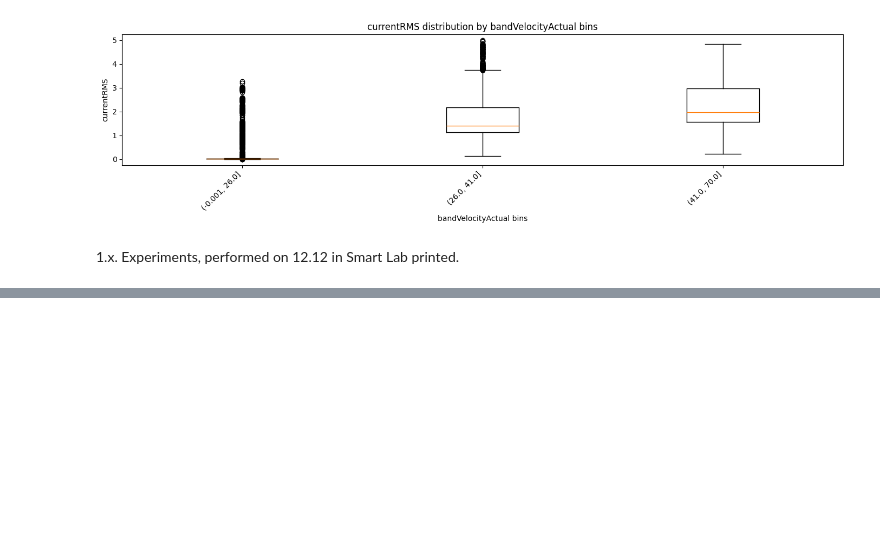
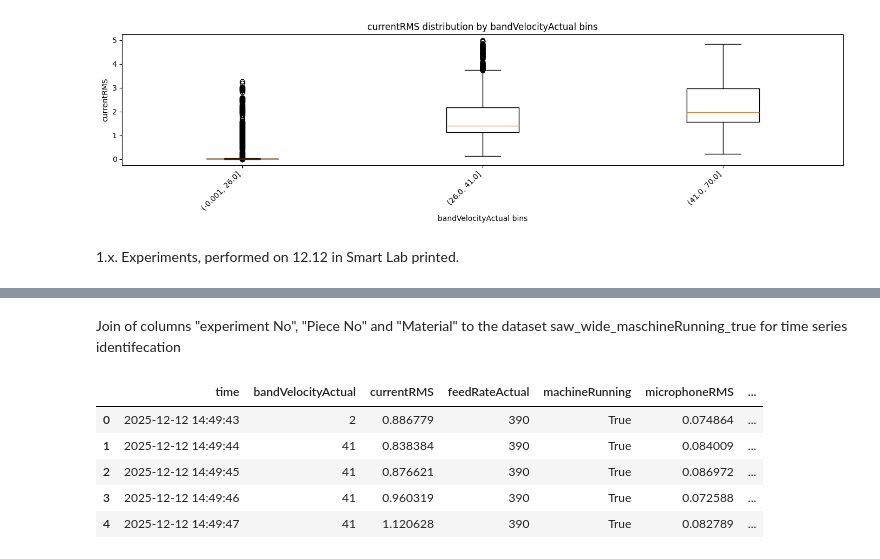
Before and after one commit to vvsmbk/projectRaphael, a Jupyter notebook: surrogateML.ipynb, the cells around one changed output, grey strips where cells are left out. Cells and saved outputs as stored; diff of their text form; code cells hidden in the pictures; blank space fills up the shorter version.

```diff
--- a/surrogateML.ipynb
+++ b/surrogateML.ipynb
@@ -401,0 +424,72 @@ print(df.to_string(index=False))
+# %% [markdown]
+Join of columns "experiment No", "Piece No" and "Material" to the dataset saw_wide_maschineRunning_true for time series identifecation
+# %%
+import pandas as pd
+
+# paths
+exp_path = "Experiments Band Saw 12.12 simplified.xlsx"
+saw_path = "influxDB Backup/saw_wide_maschineRunning_true.csv"
+out_path = "influxDB Backup/saw_wide_maschineRunning_true_joined.csv"
+
+# load
+exp = pd.read_excel(exp_path)
+saw = pd.read_csv(saw_path)
+
+# tidy column names
+exp.columns = exp.columns.str.strip()
+saw.columns = saw.columns.str.strip()
+
+# parse saw time (full datetime)
+saw["time"] = pd.to_datetime(saw["time"], errors="coerce")
+
+# Excel has only HH:MM:SS -> take the date from saw file and attach it to experiment times
+date_str = saw["time"].dropna().dt.normalize().min().strftime("%Y-%m-%d")
+exp["Timestamp Start"] = pd.to_datetime(date_str + " " + exp["Timestamp Start"].astype(str), errors="coerce")
+exp["Timestamp End"]   = pd.to_datetime(date_str + " " + exp["Timestamp End"].astype(str), errors="coerce")
+
+# if end < start, assume experiment crosses midnight
+m = exp["Timestamp End"] < exp["Timestamp Start"]
+exp.loc[m, "Timestamp End"] += pd.Timedelta(days=1)
+
+# sort for merge_asof
+exp = exp.sort_values("Timestamp Start")
+saw = saw.sort_values("time")
+
+# interval labeling: assign each saw row the latest experiment start at/before its time
+tmp = pd.merge_asof(
+    saw,
+    exp[["Timestamp Start", "Timestamp End", "Experiment No", "Piece No", "Material"]],
+    left_on="time",
+    right_on="Timestamp Start",
+    direction="backward"
+)
+
+# keep metadata only if time is inside [start, end]
+inside = (tmp["time"] >= tmp["Timestamp Start"]) & (tmp["time"] <= tmp["Timestamp End"])
+
+# fill for non-matching rows
+tmp.loc[~inside, ["Experiment No", "Piece No"]] = -1
+tmp.loc[~inside, "Material"] = "Empty"
+
+# ensure integer dtypes in final output
+# (use to_numeric to be safe, then cast to int)
+tmp["Experiment No"] = pd.to_numeric(tmp["Experiment No"], errors="coerce").fillna(-1).astype(int)
+tmp["Piece No"]      = pd.to_numeric(tmp["Piece No"], errors="coerce").fillna(-1).astype(int)
+
+# also force these saw columns to int (rounded/truncated via astype after numeric conversion)
+for col in ["bandVelocityActual", "feedRateActual"]:
+    if col in tmp.columns:
+        tmp[col] = pd.to_numeric(tmp[col], errors="coerce").fillna(0).astype(int)
+
+# drop helper columns and save
+out = tmp.drop(columns=["Timestamp Start", "Timestamp End"])
+out.to_csv(out_path, index=False)
+
+out.head()
+# %% [output]
+|  | time | bandVelocityActual | currentRMS | feedRateActual | machineRunning | microphoneRMS | ... |
+| 0 | 2025-12-12 14:49:43 | 2 | 0.886779 | 390 | True | 0.074864 | ... |
+| 1 | 2025-12-12 14:49:44 | 41 | 0.838384 | 390 | True | 0.084009 | ... |
+| 2 | 2025-12-12 14:49:45 | 41 | 0.876621 | 390 | True | 0.086972 | ... |
+| 3 | 2025-12-12 14:49:46 | 41 | 0.960319 | 390 | True | 0.072588 | ... |
+| 4 | 2025-12-12 14:49:47 | 41 | 1.120628 | 390 | True | 0.082789 | ... |
```
Also changed, not shown: parts of 3 cells of this notebook, 4 other files.
